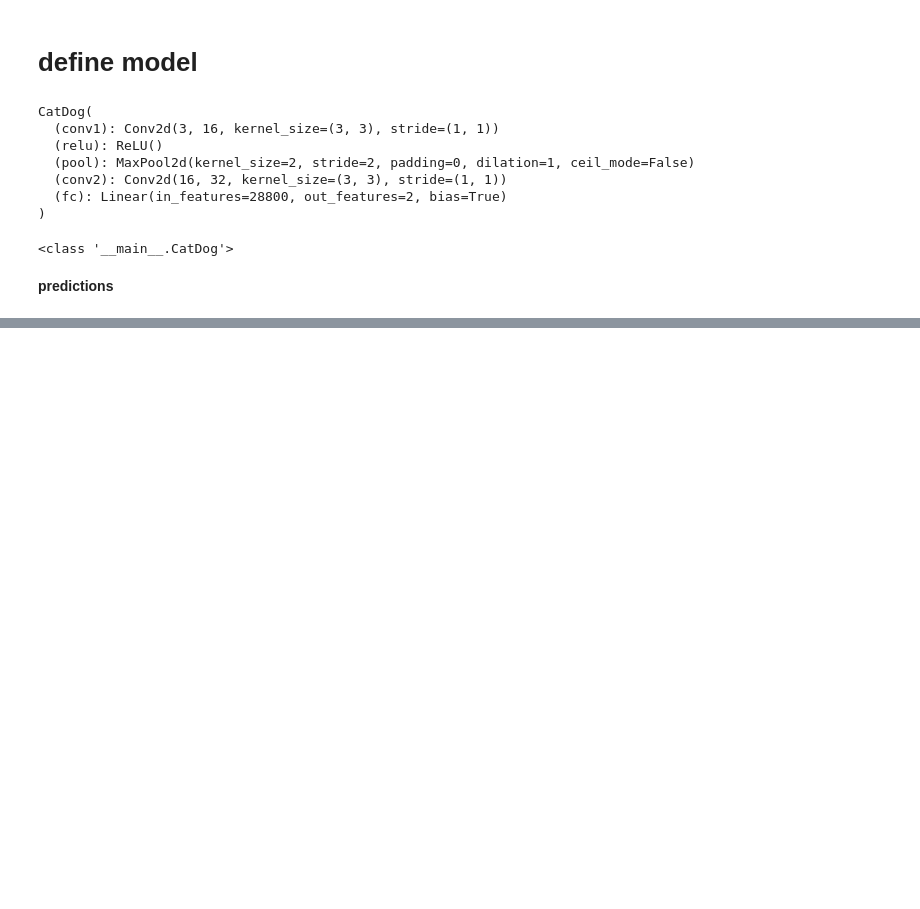
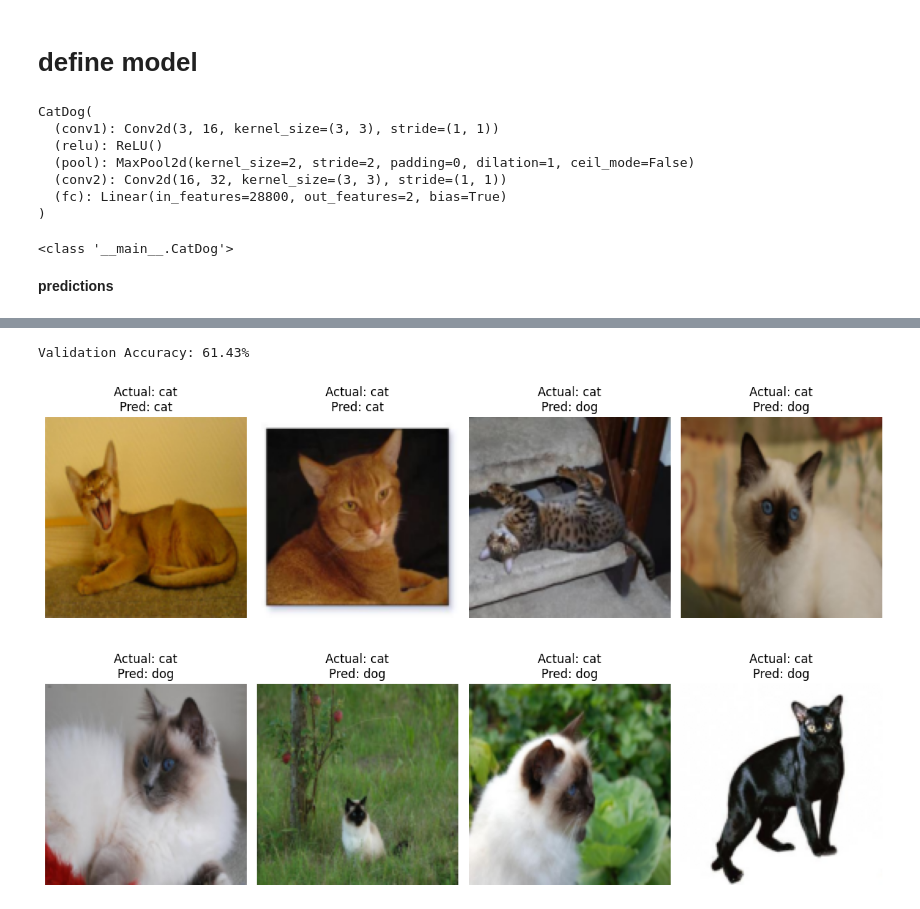
Before and after one commit to yashbhatt0508/cv-learn, a Jupyter notebook: cnn-project.ipynb, the cells around one changed output, grey strips where cells are left out. Cells and saved outputs as stored; diff of their text form; code cells hidden in the pictures; blank space fills up the shorter version.

```diff
--- a/cnn-project.ipynb
+++ b/cnn-project.ipynb
@@ -198,0 +254,51 @@ print(loss.item())
+# %%
+model.eval()
+
+correct = 0
+total = 0
+
+with torch.no_grad():
+    for images, labels in val_loader:
+
+        outputs = model(images)
+
+        predictions = torch.argmax(outputs, dim=1)
+
+        total += labels.size(0)
+        correct += (predictions == labels).sum().item()
+
+accuracy = correct / total
+
+print(f"Validation Accuracy: {accuracy * 100:.2f}%")
+# %% [output]
+Validation Accuracy: 61.43%
+# %%
+import matplotlib.pyplot as plt
+
+class_names = train_dataset.classes
+
+model.eval()
+
+images, labels = next(iter(val_loader))
+
+with torch.no_grad():
+    outputs = model(images)
+    predictions = torch.argmax(outputs, dim=1)
+
+plt.figure(figsize=(12, 8))
+
+for i in range(8):
+    plt.subplot(2, 4, i + 1)
+
+    plt.imshow(images[i].permute(1, 2, 0))
+
+    actual = class_names[labels[i]]
+    predicted = class_names[predictions[i]]
+
+    plt.title(f"Actual: {actual}\nPred: {predicted}")
+    plt.axis("off")
+
+plt.tight_layout()
+plt.show()
+# %% [output]
+[figure, added]
```
Also changed, not shown: parts of 8 cells of this notebook.
